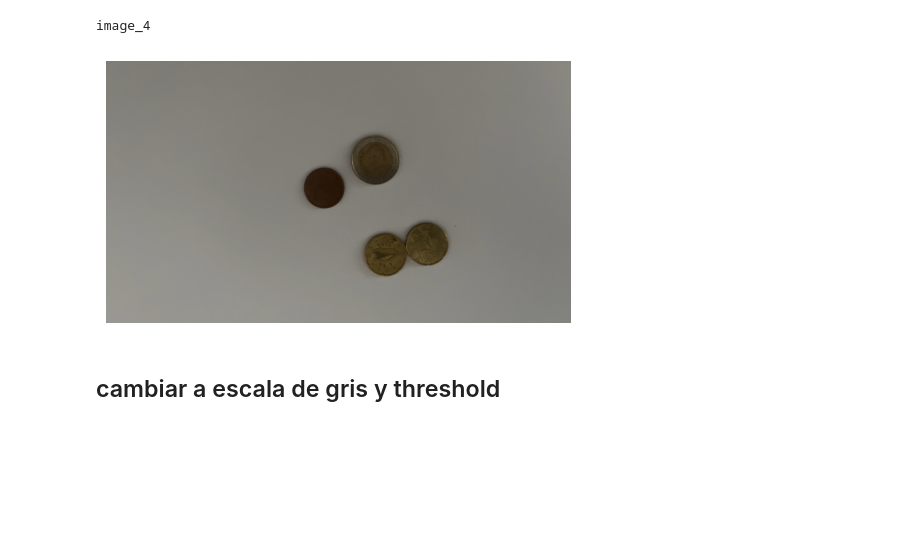
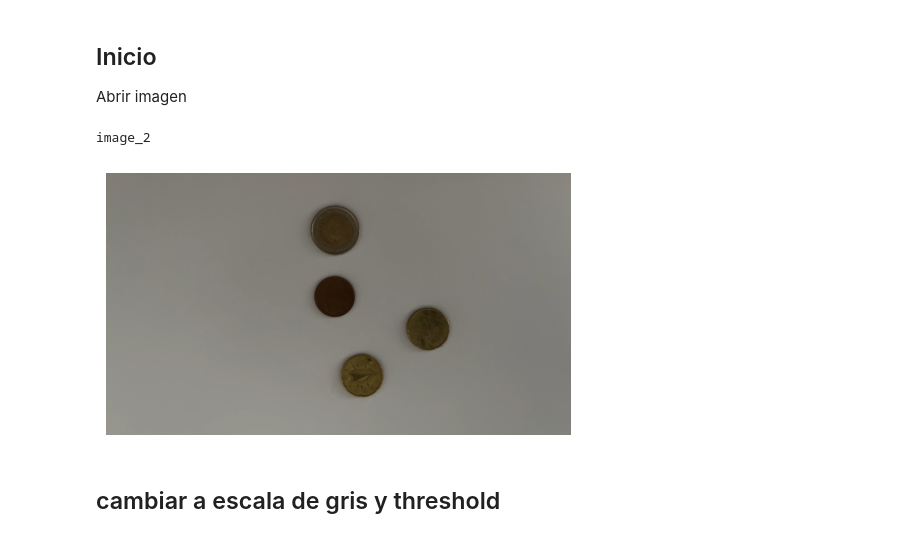
Before and after one commit to deivMM/computer_vision_image_processing, a Jupyter notebook: projects/money_counter/watershed.ipynb, the cells around one changed output. Saved outputs shown, nothing was run; the diff lists cells and outputs as text; code cells hidden in the pictures; blank space fills up the shorter version.

```diff
--- a/projects/money_counter/watershed.ipynb
+++ b/projects/money_counter/watershed.ipynb
@@ -5,22 +5,25 @@ import numpy as np
 import pandas as pd
 import matplotlib.pyplot as plt
 from glob import glob
+# %% [markdown]
+## Inicio
+Abrir imagen
 # %%
 img_files = glob('imagenes/*jpg')
 
-img_num = 3
+img_num = 1
 img_n = os.path.basename(img_files[img_num]).split('.')[0]
 print(img_n)
 
 img = cv2.imread(f'imagenes/{img_n}.jpg')
 
 f, ax = plt.subplots(figsize=(6, 6))
 ax.imshow(cv2.cvtColor(img, cv2.COLOR_BGR2RGB))
 ax.axis('off')
 plt.show()
 # %% [output]
-image_4
+image_2
-[figure, old version]
+[figure, new version]
 # %% [markdown]
 ## cambiar a escala de gris y threshold
 # %%
```
Also changed, not shown: parts of 12 cells of this notebook, 1 other file.
